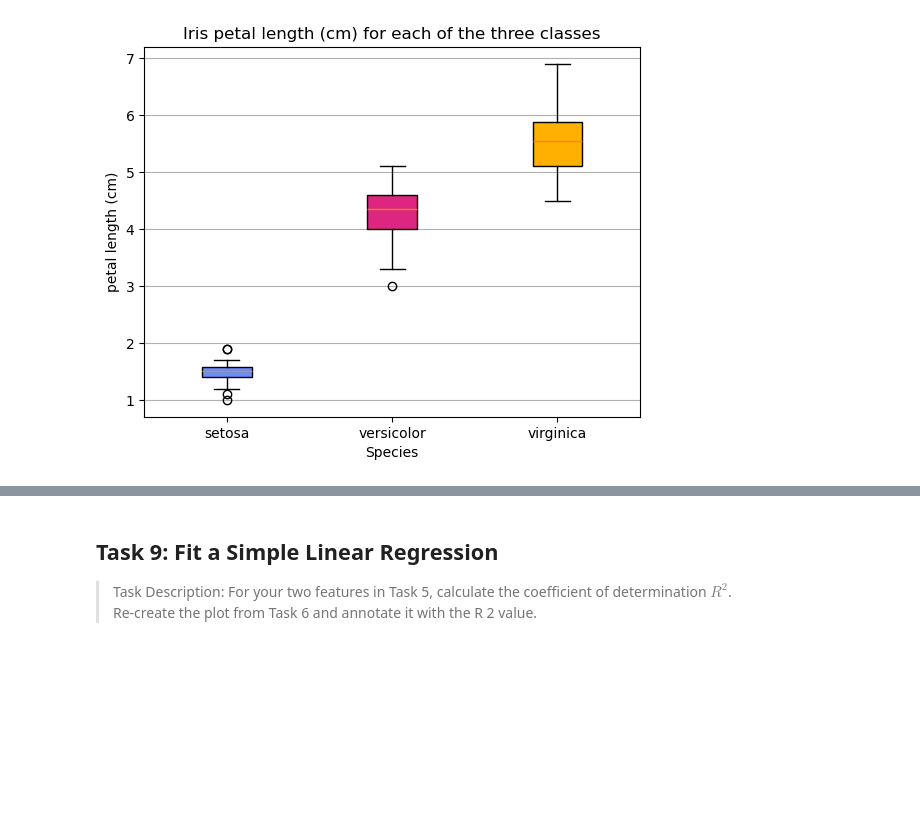
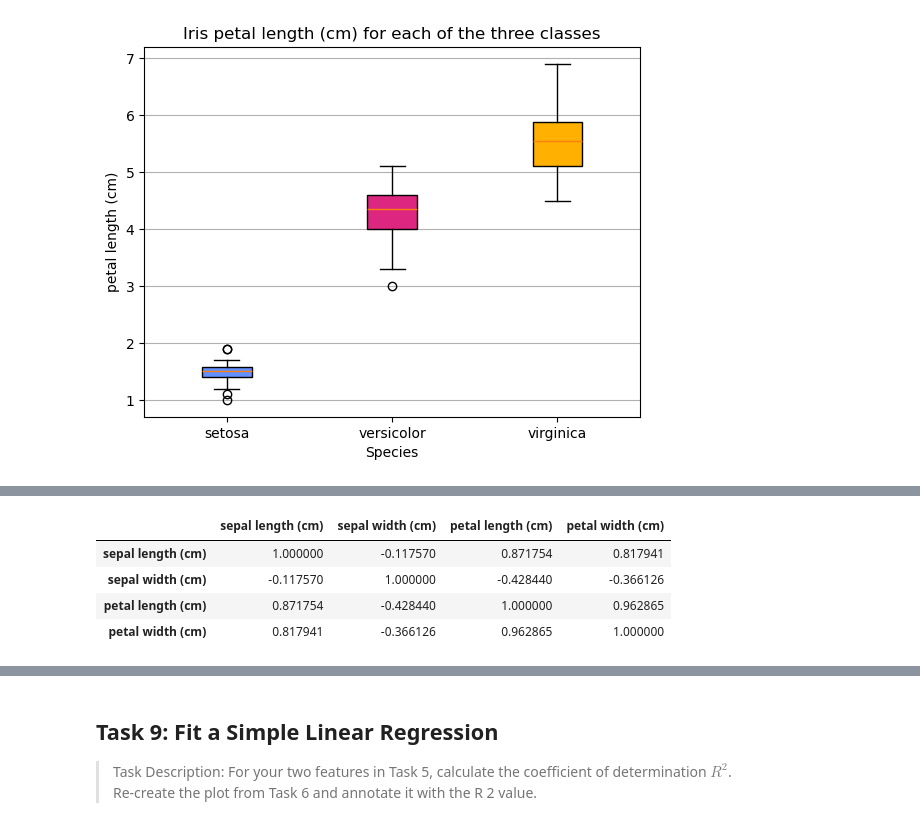
Before and after one commit to SuColl/principles_of_data_analytics, a Jupyter notebook: tasks.ipynb, the cells around one changed output, grey strips where cells are left out. Drawn from its saved outputs; the diff is of its cells as text; code cells hidden in the pictures; blank space fills up the shorter version.

```diff
--- a/tasks.ipynb
+++ b/tasks.ipynb
@@ -668,0 +675,16 @@ plt.title(f"Iris {dataset.feature_names[feature]} for each of the three classes"
+# %%
+# Can calculate the correlation matrix using pandas.DataFrame.corr()
+# https://pandas.pydata.org/docs/reference/api/pandas.DataFrame.corr.html
+
+# First need to drop the "species" column from the dataframe, as it contains
+# non-numeric values
+correlation_matrix = df_iris.drop("species", axis=1).corr()
+
+# Show the matrix
+correlation_matrix
+# %% [output]
+|  | sepal length (cm) | sepal width (cm) | petal length (cm) | petal width (cm) |
+| sepal length (cm) | 1.000000 | -0.117570 | 0.871754 | 0.817941 |
+| sepal width (cm) | -0.117570 | 1.000000 | -0.428440 | -0.366126 |
+| petal length (cm) | 0.871754 | -0.428440 | 1.000000 | 0.962865 |
+| petal width (cm) | 0.817941 | -0.366126 | 0.962865 | 1.000000 |
```
Also changed, not shown: parts of 3 cells of this notebook.
